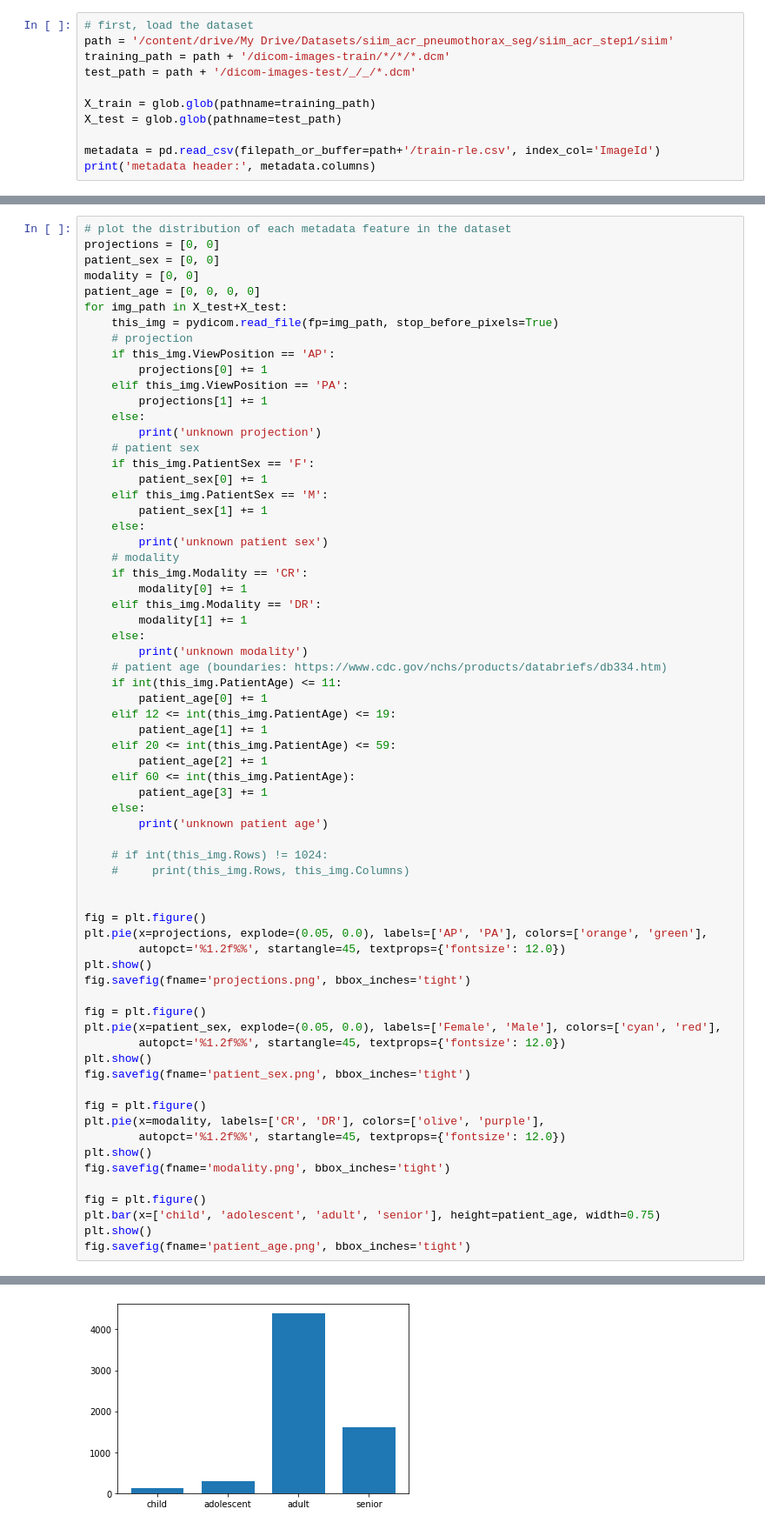
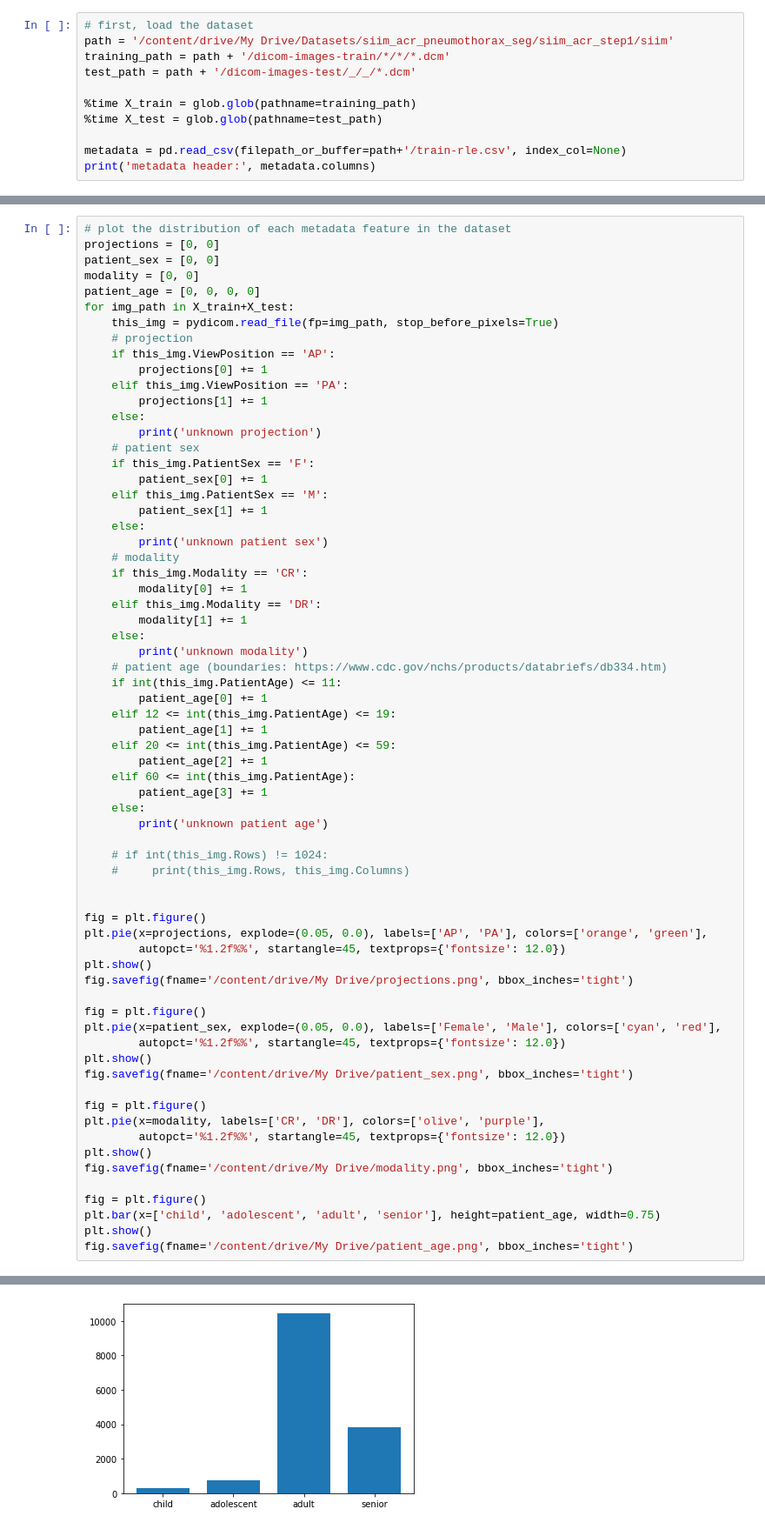
Before and after one commit to armiro/Pneumothorax-Segmentation, a Jupyter notebook: dataset_analysis.ipynb, the cells around one changed output, grey strips where cells are left out. Shown at 87% size. Saved outputs shown, nothing was run; the diff lists cells and outputs as text.

```diff
--- a/dataset_analysis.ipynb
+++ b/dataset_analysis.ipynb
@@ -15,9 +20,9 @@ path = '/content/drive/My Drive/Datasets/siim_acr_pneumothorax_seg/siim_acr_step
 training_path = path + '/dicom-images-train/*/*/*.dcm'
 test_path = path + '/dicom-images-test/_/_/*.dcm'
 
-X_train = glob.glob(pathname=training_path)
-X_test = glob.glob(pathname=test_path)
+%time X_train = glob.glob(pathname=training_path)
+%time X_test = glob.glob(pathname=test_path)
 
-metadata = pd.read_csv(filepath_or_buffer=path+'/train-rle.csv', index_col='ImageId')
+metadata = pd.read_csv(filepath_or_buffer=path+'/train-rle.csv', index_col=None)
 print('metadata header:', metadata.columns)
 # %% [output]
@@ -96,7 +105,7 @@ projections = [0, 0]
 patient_sex = [0, 0]
 modality = [0, 0]
 patient_age = [0, 0, 0, 0]
-for img_path in X_test+X_test:
+for img_path in X_train+X_test:
     this_img = pydicom.read_file(fp=img_path, stop_before_pixels=True)
     # projection
     if this_img.ViewPosition == 'AP':
@@ -139,22 +148,22 @@ fig = plt.figure()
 plt.pie(x=projections, explode=(0.05, 0.0), labels=['AP', 'PA'], colors=['orange', 'green'],
         autopct='%1.2f%%', startangle=45, textprops={'fontsize': 12.0})
 plt.show()
-fig.savefig(fname='projections.png', bbox_inches='tight')
+fig.savefig(fname='/content/drive/My Drive/projections.png', bbox_inches='tight')
 
 fig = plt.figure()
 plt.pie(x=patient_sex, explode=(0.05, 0.0), labels=['Female', 'Male'], colors=['cyan', 'red'],
         autopct='%1.2f%%', startangle=45, textprops={'fontsize': 12.0})
 plt.show()
-fig.savefig(fname='patient_sex.png', bbox_inches='tight')
+fig.savefig(fname='/content/drive/My Drive/patient_sex.png', bbox_inches='tight')
 
 fig = plt.figure()
 plt.pie(x=modality, labels=['CR', 'DR'], colors=['olive', 'purple'],
         autopct='%1.2f%%', startangle=45, textprops={'fontsize': 12.0})
 plt.show()
-fig.savefig(fname='modality.png', bbox_inches='tight')
+fig.savefig(fname='/content/drive/My Drive/modality.png', bbox_inches='tight')
 
 fig = plt.figure()
 plt.bar(x=['child', 'adolescent', 'adult', 'senior'], height=patient_age, width=0.75)
 plt.show()
-fig.savefig(fname='patient_age.png', bbox_inches='tight')
+fig.savefig(fname='/content/drive/My Drive/patient_age.png', bbox_inches='tight')
 # %% [output]
@@ -162,3 +171,3 @@ fig.savefig(fname='patient_age.png', bbox_inches='tight')
 [figure]
 [figure]
-[figure, old version]
+[figure, new version]
```
Also changed, not shown: parts of 12 cells of this notebook.
